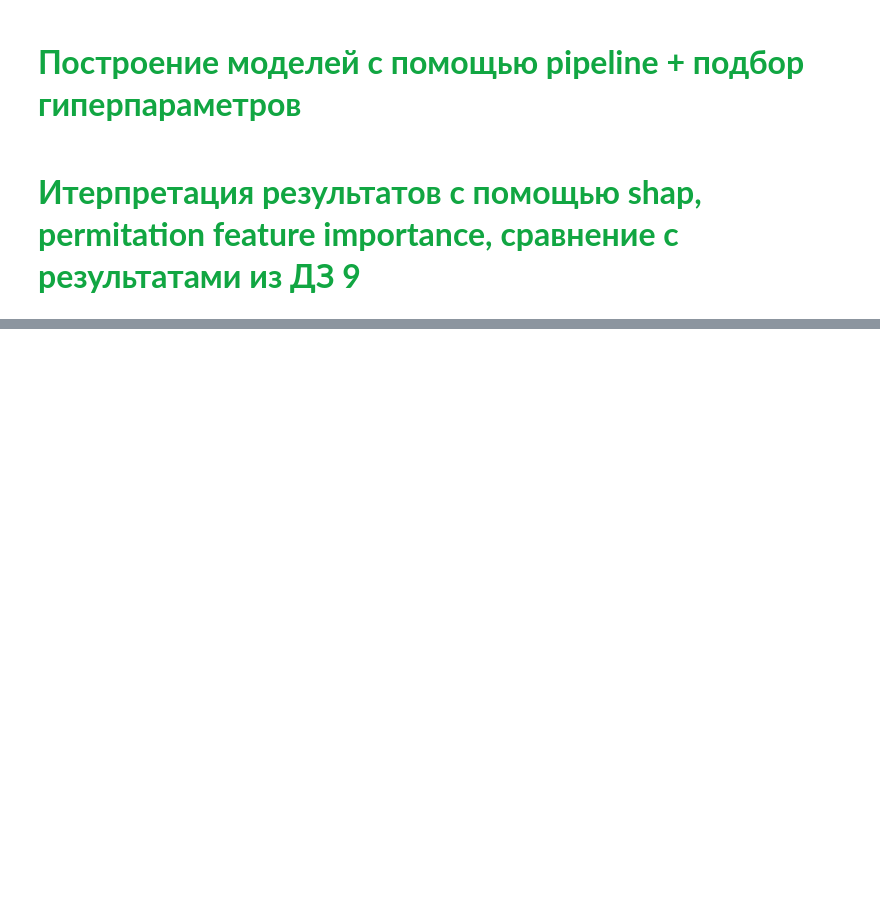
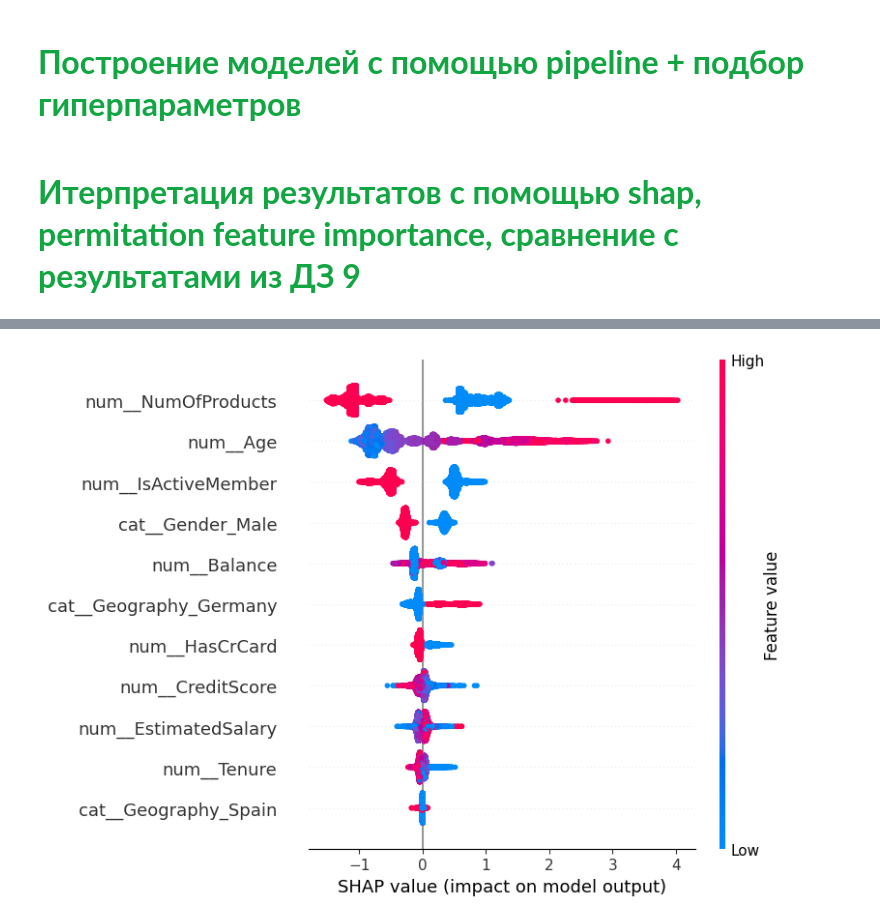
Before and after one commit to antontravkin/python_rtk, a Jupyter notebook: part 2/Lesson 30 Промежуточная аттестация 2/PW_ML_3.ipynb, the cells around one changed output, grey strips where cells are left out. Saved outputs shown, nothing was run; the diff lists cells and outputs as text; code cells hidden in the pictures; blank space fills up the shorter version.

```diff
--- a/part 2/Lesson 30 Промежуточная аттестация 2/PW_ML_3.ipynb
+++ b/part 2/Lesson 30 Промежуточная аттестация 2/PW_ML_3.ipynb
@@ -61,2 +96,15 @@ dtype: int64
+# %%
+# ваши код
+
+from sklearn.model_selection import train_test_split
+
+
+# Подготовка данных
+categorical_features = ['Geography', 'Gender']
+numerical_features = [
+    col for col in X.columns if col not in categorical_features]
+
+X_train, X_test, y_train, y_test = train_test_split(
+    X, y, test_size=0.2, stratify=y, random_state=42)
 # %% [markdown]
 # <font color='#11a642' size='6'> **Итерпретация результатов c помощью shap, permitation feature importance, сравнение с результатами из ДЗ 9**
@@ -64,0 +111,62 @@ dtype: int64
+# %%
+from sklearn.ensemble import RandomForestClassifier
+from xgboost import XGBClassifier
+from lightgbm import LGBMClassifier
+
+from sklearn.preprocessing import StandardScaler, OneHotEncoder
+from sklearn.compose import ColumnTransformer
+from sklearn.pipeline import Pipeline
+from sklearn.metrics import classification_report, confusion_matrix
+
+import pandas as pd
+import shap
+
+# Препроцессор
+numeric_transformer = Pipeline([('scaler', StandardScaler())])
+categorical_transformer = Pipeline([('onehot', OneHotEncoder(drop='first'))])
+preprocessor = ColumnTransformer([
+    ('num', numeric_transformer, numerical_features),
+    ('cat', categorical_transformer, categorical_features)
+])
+
+# Построение и сравнение моделей RandomForest, XGBoost, LightGBM
+models = {
+    'RandomForest': RandomForestClassifier(random_state=42),
+    'XGBoost': XGBClassifier(eval_metric='logloss', random_state=42),
+    'LightGBM': LGBMClassifier(random_state=42, verbose=-1)
+}
+
+for name, model in models.items():
+    pipe = Pipeline([
+        ('preprocessor', preprocessor),
+        ('classifier', model)
+    ])
+    pipe.fit(X_train, y_train)
+
+    # Получаем DataFrame с признаками после препроцессинга с именами колонок
+    X_test_transformed = pipe.named_steps['preprocessor'].transform(X_test)
+    feature_names = pipe.named_steps['preprocessor'].get_feature_names_out()
+    X_test_transformed_df = pd.DataFrame(
+        X_test_transformed, columns=feature_names)
+
+    y_pred = pipe.named_steps['classifier'].predict(X_test_transformed_df)
+
+    print(f'=== Модель: {name} ===')
+    print(classification_report(y_test, y_pred))
+    print('Матрица ошибок:')
+    print(confusion_matrix(y_test, y_pred))
+    print('\n')
+
+# Интерпретация модели LightGBM с помощью SHAP (пример)
+model = pipe.named_steps['classifier']
+
+explainer = shap.TreeExplainer(model)
+shap_values = explainer.shap_values(X_test_transformed_df)
+
+# Для LightGBM
+if isinstance(shap_values, list):
+    shap_values = shap_values[1]
+
+shap.summary_plot(shap_values, X_test_transformed_df,
+                  feature_names=feature_names)
+# %% [output]
@@ -64,0 +257 @@ dtype: int64
+[figure, added]
```
Also changed, not shown: parts of 9 cells of this notebook, 1 other file.
